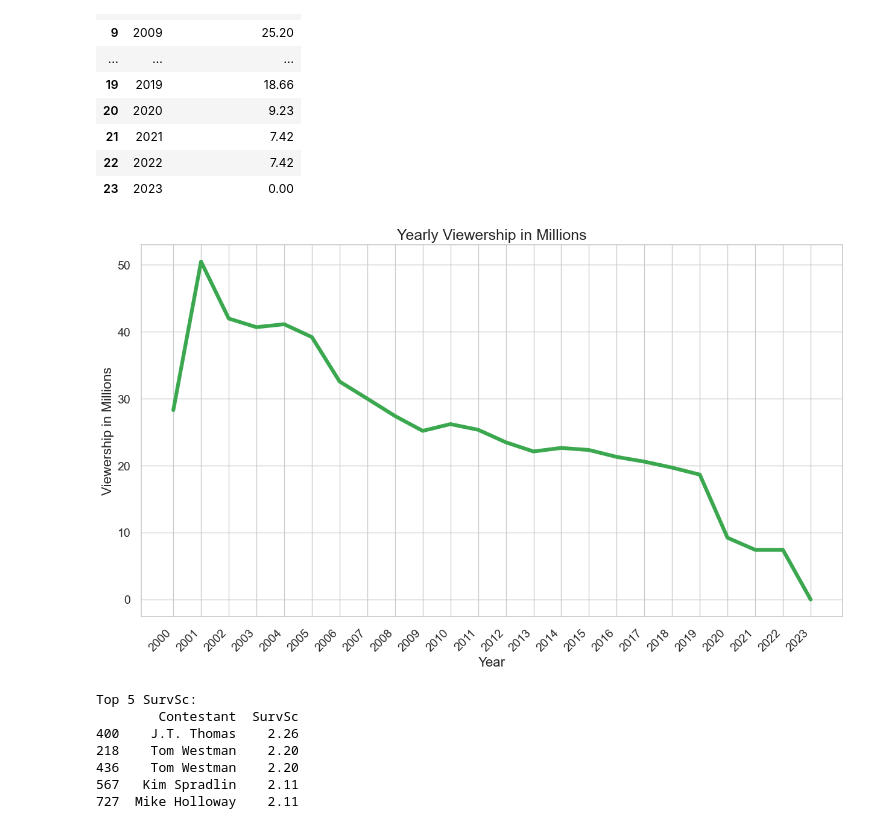
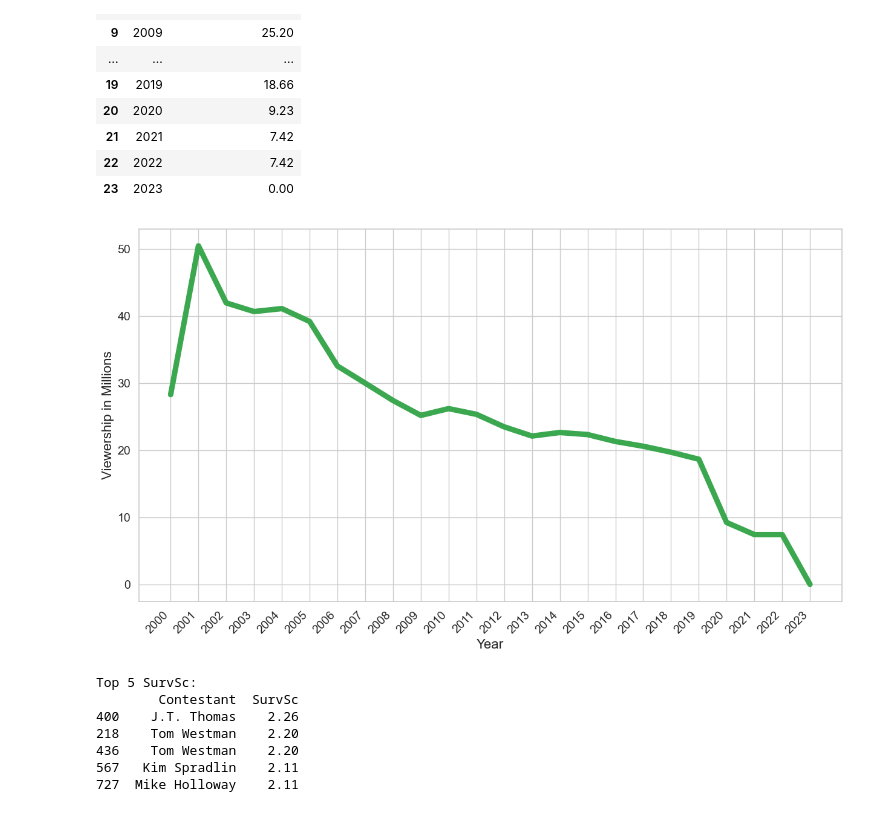
Before and after one commit to Erica-Exotica/DA8-capstone, a Jupyter notebook: notebook/CapstoneV2.ipynb, the cells around one changed output. Drawn from its saved outputs; the diff is of its cells as text; code cells hidden in the pictures.

```diff
--- a/notebook/CapstoneV2.ipynb
+++ b/notebook/CapstoneV2.ipynb
@@ -3244,17 +3259,17 @@ viewership_by_year
 | 23 | 2023 | 0.00 |
 # %%
 plt.figure(figsize=(15,8))
-plt.plot(viewership_by_year['Year'], viewership_by_year['Viewers (in millions)'], linewidth=4.5, color='#3ba84f')
+plt.plot(viewership_by_year['Year'], viewership_by_year['Viewers (in millions)'], linewidth=6.5, color='#3ba84f')
 
 plt.xlabel('Year', fontsize=16)
 plt.ylabel('Viewership in Millions', fontsize=16)
-plt.title('Yearly Viewership in Millions', fontsize=18)
+#plt.title('Yearly Viewership in Millions', fontsize=18)
 plt.xticks(rotation=45, ha= 'right', fontsize=14)
 plt.yticks(fontsize=14)
 
 plt.show()
 # %% [output]
-[figure, old version]
+[figure, new version]
 # %%
 top_5 = szn1_szn40.nlargest(5, 'SurvSc')
 bottom_5 = szn1_szn40.nsmallest(5, 'SurvSc')
```
Also changed, not shown: parts of 21 cells of this notebook.
